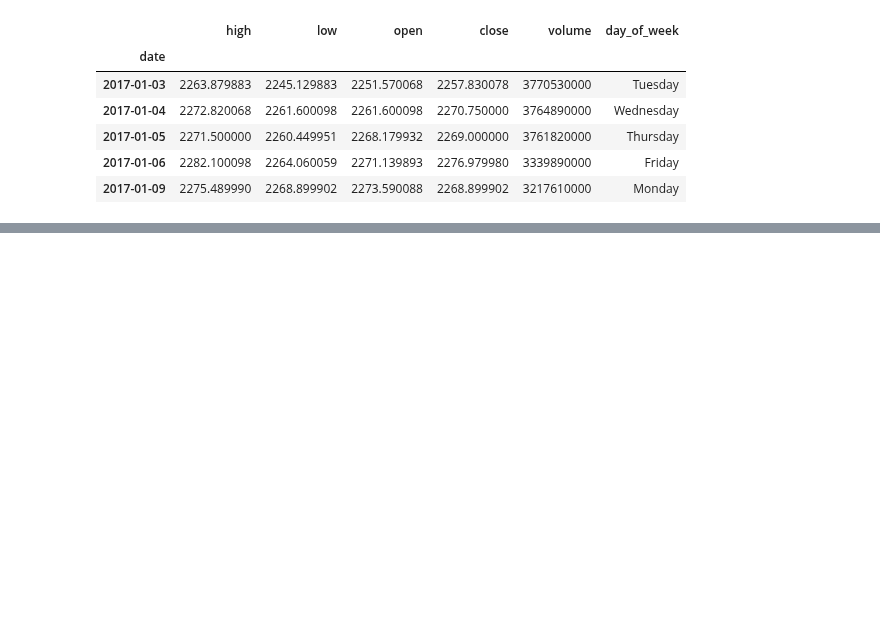
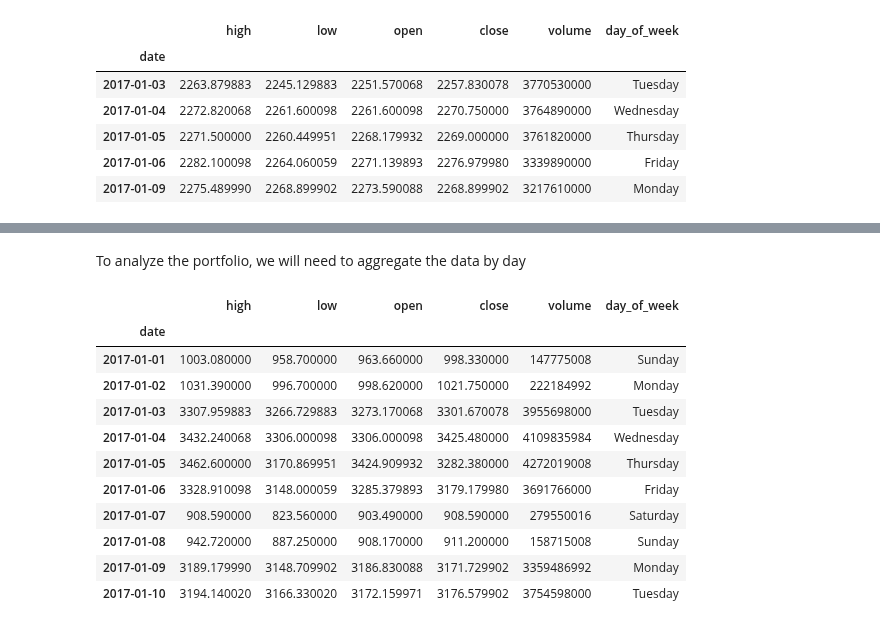
Before and after one commit to cacaprog/data-analysis-pandas, a Jupyter notebook: ch_03/3-cleanning.ipynb, the cells around one changed output, grey strips where cells are left out. Drawn from its saved outputs; the diff is of its cells as text; code cells hidden in the pictures; blank space fills up the shorter version.

```diff
--- a/ch_03/3-cleanning.ipynb
+++ b/ch_03/3-cleanning.ipynb
@@ -475,0 +492,2 @@ sp.head()\
+# %% [markdown]
+To analyze the portfolio, we will need to aggregate the data by day
@@ -475,0 +497,17 @@ sp.head()\
+# %%
+portfolio.head(10).assign(
+    day_of_week = lambda x: x.index.day_name()
+)
+# %% [output]
+|  | high | low | open | close | volume | day_of_week |
+| date |  |  |  |  |  |  |
+| 2017-01-01 | 1003.080000 | 958.700000 | 963.660000 | 998.330000 | 147775008 | Sunday |
+| 2017-01-02 | 1031.390000 | 996.700000 | 998.620000 | 1021.750000 | 222184992 | Monday |
+| 2017-01-03 | 3307.959883 | 3266.729883 | 3273.170068 | 3301.670078 | 3955698000 | Tuesday |
+| 2017-01-04 | 3432.240068 | 3306.000098 | 3306.000098 | 3425.480000 | 4109835984 | Wednesday |
+| 2017-01-05 | 3462.600000 | 3170.869951 | 3424.909932 | 3282.380000 | 4272019008 | Thursday |
+| 2017-01-06 | 3328.910098 | 3148.000059 | 3285.379893 | 3179.179980 | 3691766000 | Friday |
+| 2017-01-07 | 908.590000 | 823.560000 | 903.490000 | 908.590000 | 279550016 | Saturday |
+| 2017-01-08 | 942.720000 | 887.250000 | 908.170000 | 911.200000 | 158715008 | Sunday |
+| 2017-01-09 | 3189.179990 | 3148.709902 | 3186.830088 | 3171.729902 | 3359486992 | Monday |
+| 2017-01-10 | 3194.140020 | 3166.330020 | 3172.159971 | 3176.579902 | 3754598000 | Tuesday |
```
Also changed, not shown: parts of 13 cells of this notebook, 5 other files.
